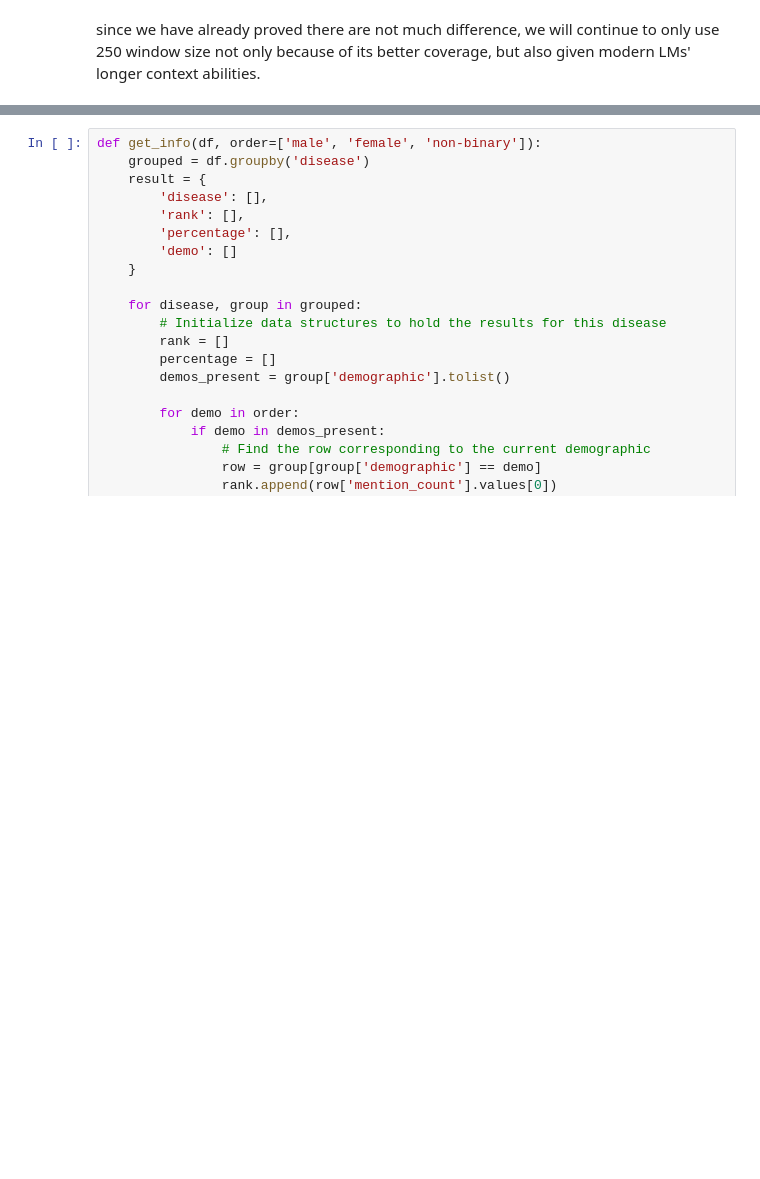
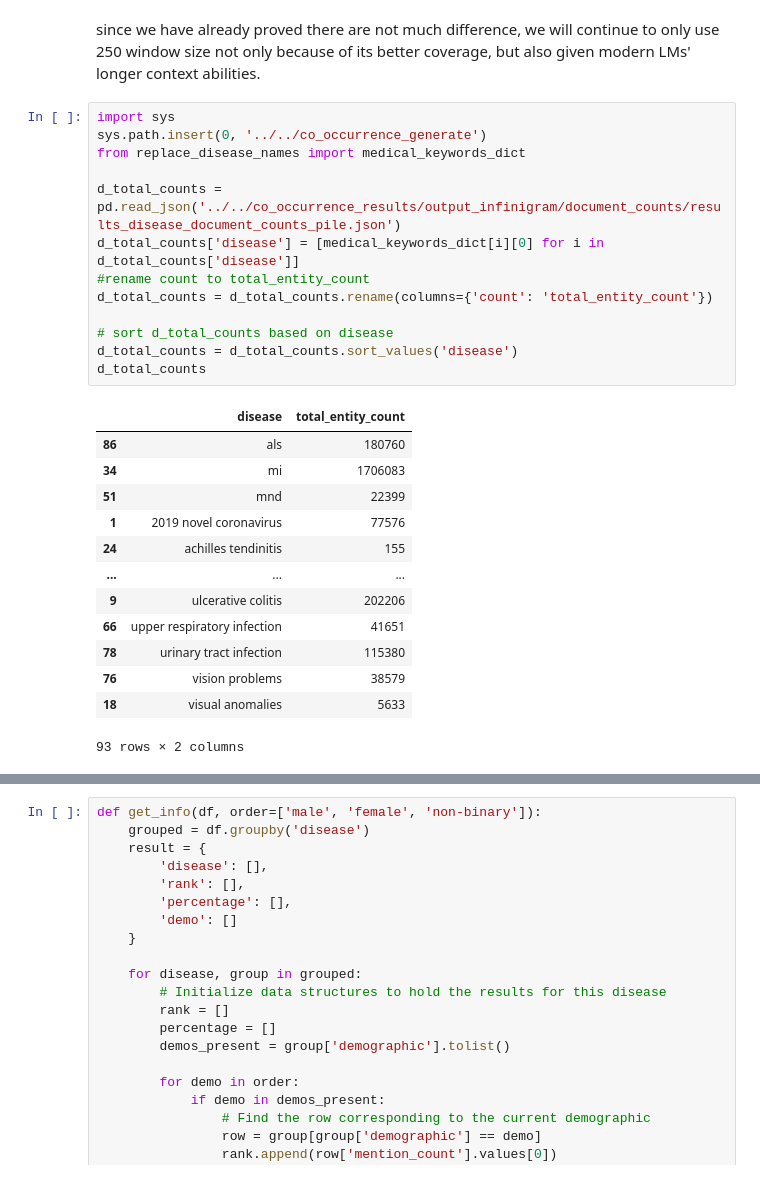
Before and after one commit to shan23chen/Cross-Care, a Jupyter notebook: propagation_eval/section1/co_occurence_count_analysis.ipynb, the cells around one changed output, grey strips where cells are left out. Cells and saved outputs as stored; diff of their text form; blank space fills up the shorter version.

```diff
--- a/propagation_eval/section1/co_occurence_count_analysis.ipynb
+++ b/propagation_eval/section1/co_occurence_count_analysis.ipynb
@@ -98,6 +98,33 @@ CACHED RUN for gender: 73 diseases are the same in the top 77 diseases in each w
 ## making general chart
 # %% [markdown]
 since we have already proved there are not much difference, we will continue to only use 250 window size not only because of its better coverage, but also given modern LMs' longer context abilities.
+# %%
+import sys
+sys.path.insert(0, '../../co_occurrence_generate')
+from replace_disease_names import medical_keywords_dict
+
+d_total_counts = pd.read_json('../../co_occurrence_results/output_infinigram/document_counts/results_disease_document_counts_pile.json')
+d_total_counts['disease'] = [medical_keywords_dict[i][0] for i in d_total_counts['disease']]
+#rename count to total_entity_count
+d_total_counts = d_total_counts.rename(columns={'count': 'total_entity_count'})
+
+# sort d_total_counts based on disease
+d_total_counts = d_total_counts.sort_values('disease')
+d_total_counts
+# %% [output]
+|  | disease | total_entity_count |
+| 86 | als | 180760 |
+| 34 | mi | 1706083 |
+| 51 | mnd | 22399 |
+| 1 | 2019 novel coronavirus | 77576 |
+| 24 | achilles tendinitis | 155 |
+| ... | ... | ... |
+| 9 | ulcerative colitis | 202206 |
+| 66 | upper respiratory infection | 41651 |
+| 78 | urinary tract infection | 115380 |
+| 76 | vision problems | 38579 |
+| 18 | visual anomalies | 5633 |
+93 rows × 2 columns
 # %%
 import pandas as pd
 from collections import Counter
```
Also changed, not shown: parts of 9 cells of this notebook, 1 other file.
